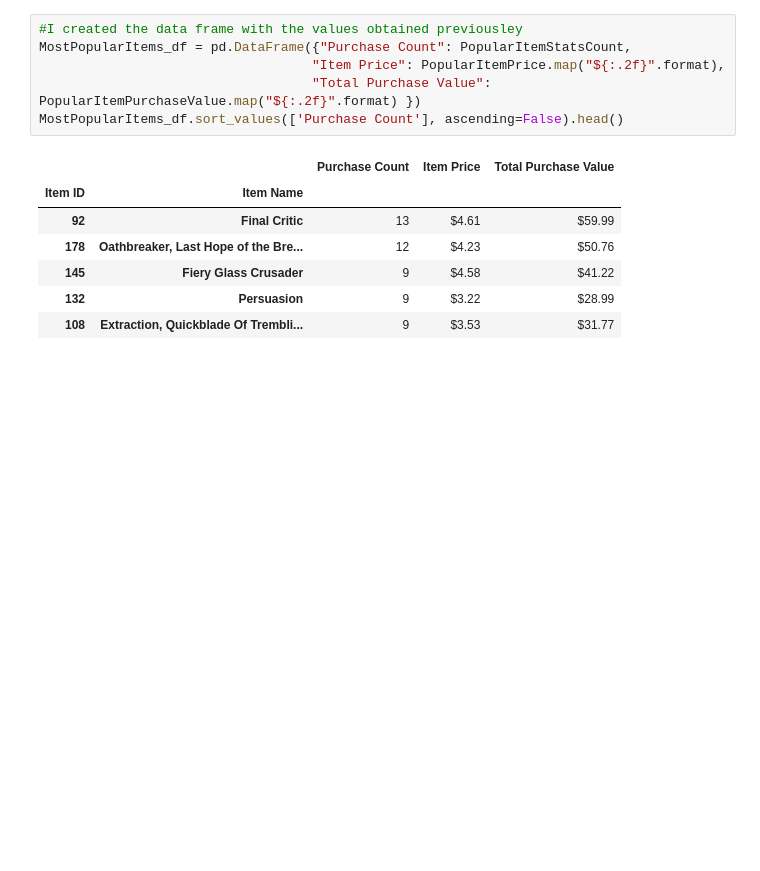
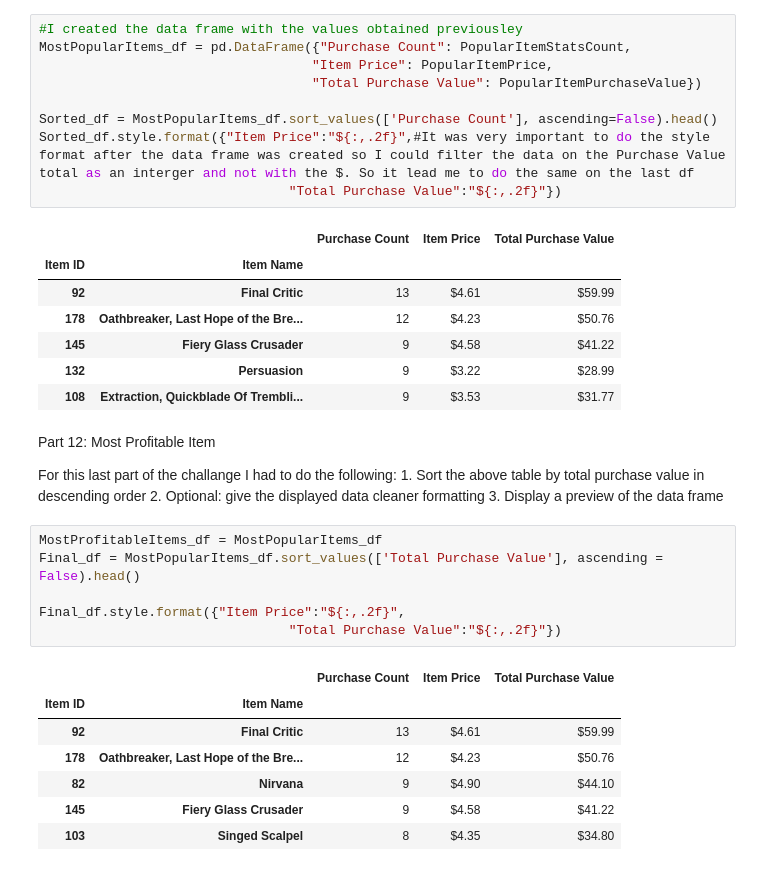
Before and after one commit to danielatuesta55/pandas-challenge-JDAP, a Jupyter notebook: HeroesOfPymoli/FinalMain.ipynb, the cells around one changed output. Drawn from its saved outputs; the diff is of its cells as text; blank space fills up the shorter version.

Commit message:
Part 12 done with running code and styling took me a while to debug!

```diff
--- a/HeroesOfPymoli/FinalMain.ipynb
+++ b/HeroesOfPymoli/FinalMain.ipynb
@@ -365,9 +365,12 @@ PopularItemPrice = PopularItemPurchaseValue/PopularItemStatsCount
 # %%
 #I created the data frame with the values obtained previousley
 MostPopularItems_df = pd.DataFrame({"Purchase Count": PopularItemStatsCount,
-                                   "Item Price": PopularItemPrice.map("${:.2f}".format),
-                                   "Total Purchase Value": PopularItemPurchaseValue.map("${:.2f}".format) })
-MostPopularItems_df.sort_values(['Purchase Count'], ascending=False).head()
+                                   "Item Price": PopularItemPrice,
+                                   "Total Purchase Value": PopularItemPurchaseValue})
+
+Sorted_df = MostPopularItems_df.sort_values(['Purchase Count'], ascending=False).head()
+Sorted_df.style.format({"Item Price":"${:,.2f}",#It was very important to do the style format after the data frame was created so I could filter the data on the Purchase Value total as an interger and not with the $. So it lead me to do the same on the last df
+                                "Total Purchase Value":"${:,.2f}"})
 # %% [output]
 |  |  | Purchase Count | Item Price | Total Purchase Value |
 | Item ID | Item Name |  |  |  |
@@ -376,3 +379,24 @@ MostPopularItems_df.sort_values(['Purchase Count'], ascending=False).head()
 | 145 | Fiery Glass Crusader | 9 | $4.58 | $41.22 |
 | 132 | Persuasion | 9 | $3.22 | $28.99 |
 | 108 | Extraction, Quickblade Of Trembli... | 9 | $3.53 | $31.77 |
+# %% [markdown]
+Part 12: Most Profitable Item
+
+For this last part of the challange I had to do the following:
+    1. Sort the above table by total purchase value in descending order
+    2. Optional: give the displayed data cleaner formatting
+    3. Display a preview of the data frame
+# %%
+MostProfitableItems_df = MostPopularItems_df
+Final_df = MostPopularItems_df.sort_values(['Total Purchase Value'], ascending = False).head()
+
+Final_df.style.format({"Item Price":"${:,.2f}",
+                                "Total Purchase Value":"${:,.2f}"})
+# %% [output]
+|  |  | Purchase Count | Item Price | Total Purchase Value |
+| Item ID | Item Name |  |  |  |
+| 92 | Final Critic | 13 | $4.61 | $59.99 |
+| 178 | Oathbreaker, Last Hope of the Bre... | 12 | $4.23 | $50.76 |
+| 82 | Nirvana | 9 | $4.90 | $44.10 |
+| 145 | Fiery Glass Crusader | 9 | $4.58 | $41.22 |
+| 103 | Singed Scalpel | 8 | $4.35 | $34.80 |
```
